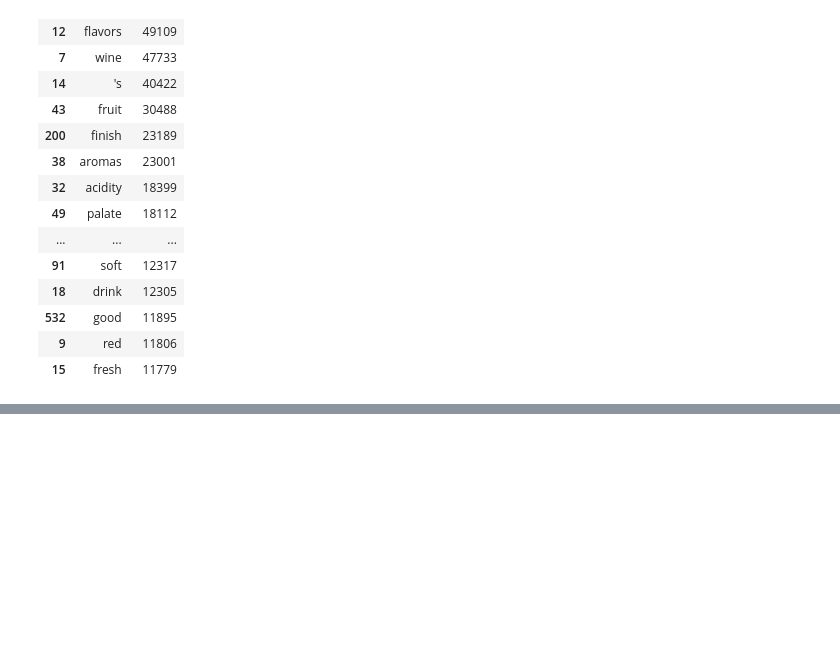
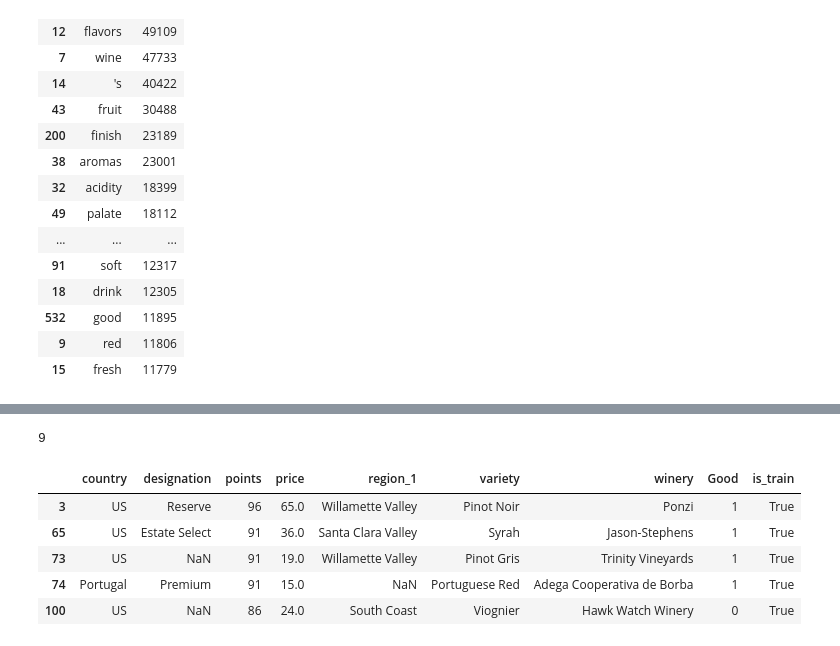
Before and after one commit to stoltzmaniac/wine-reviews-kaggle, a Jupyter notebook: Wine Analysis.ipynb, the cells around one changed output, grey strips where cells are left out. Saved outputs shown, nothing was run; the diff lists cells and outputs as text; code cells hidden in the pictures; blank space fills up the shorter version.

```diff
--- a/Wine Analysis.ipynb
+++ b/Wine Analysis.ipynb
@@ -277,0 +319,29 @@ Bad.sort_values('count',ascending=False).head(20)
+# %%
+from sklearn.datasets import load_iris
+from sklearn.ensemble import RandomForestClassifier
+import pandas as pd
+import numpy as np
+
+iris = load_iris()
+df = pd.DataFrame(iris.data, columns=iris.feature_names)
+df['is_train'] = np.random.uniform(0, 1, len(df)) <= .75
+df['species'] = pd.Factor(iris.target, iris.target_names)
+df.head()
+
+train, test = df[df['is_train']==True], df[df['is_train']==False]
+
+features = df.columns[:4]
+clf = RandomForestClassifier(n_jobs=2)
+y, _ = pd.factorize(train['species'])
+clf.fit(train[features], y)
+# %% [output]
+9
+# %%
+train.head()
+# %% [output]
+|  | country | designation | points | price | region_1 | variety | winery | Good | is_train |
+| 3 | US | Reserve | 96 | 65.0 | Willamette Valley | Pinot Noir | Ponzi | 1 | True |
+| 65 | US | Estate Select | 91 | 36.0 | Santa Clara Valley | Syrah | Jason-Stephens | 1 | True |
+| 73 | US | NaN | 91 | 19.0 | Willamette Valley | Pinot Gris | Trinity Vineyards | 1 | True |
+| 74 | Portugal | Premium | 91 | 15.0 | NaN | Portuguese Red | Adega Cooperativa de Borba | 1 | True |
+| 100 | US | NaN | 86 | 24.0 | South Coast | Viognier | Hawk Watch Winery | 0 | True |
```
Also changed, not shown: parts of 18 cells of this notebook, 2 other files.
